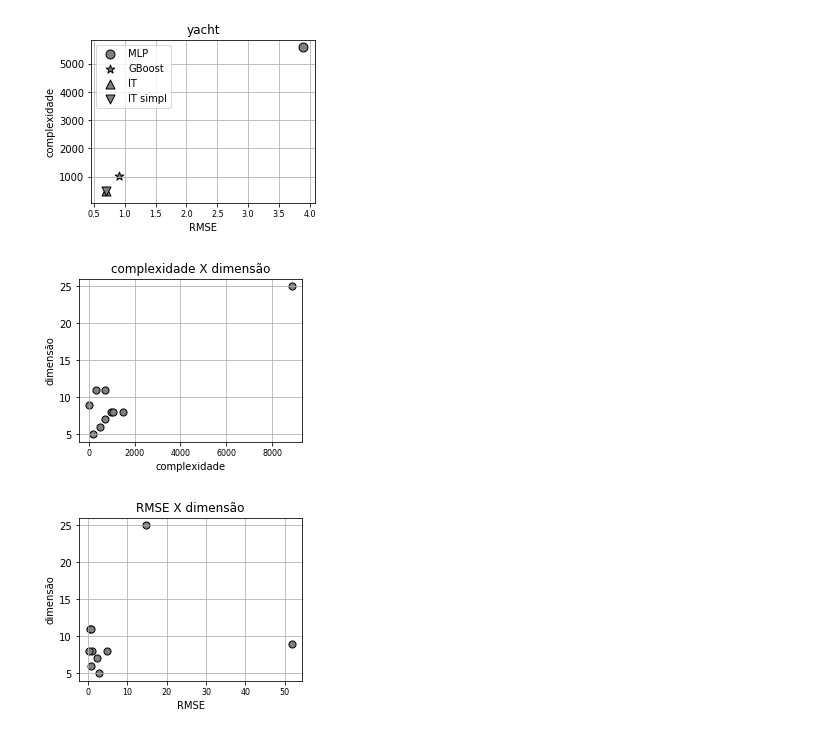
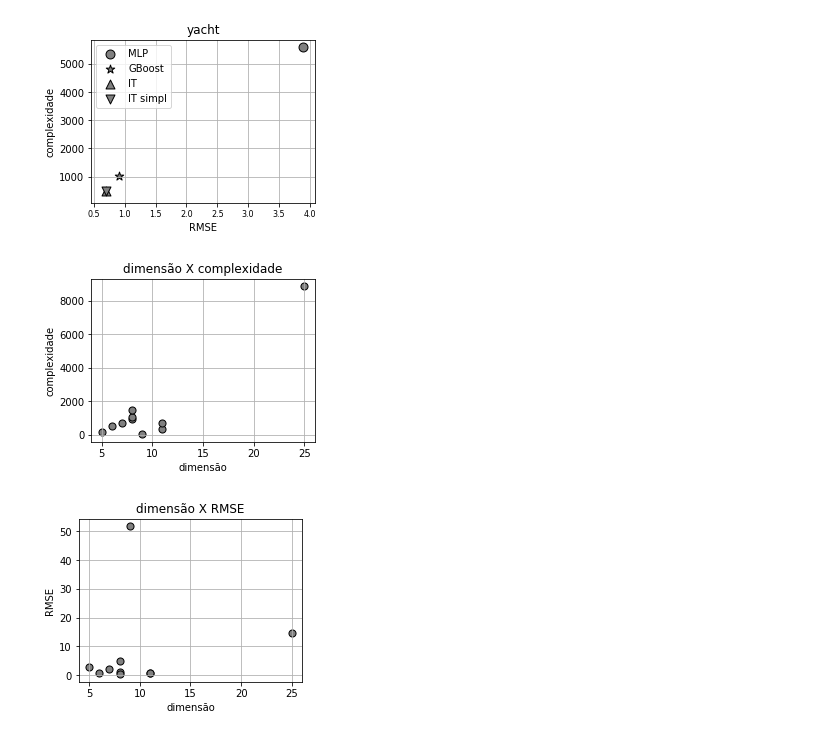
Before and after one commit to maira-lima/inter-transf, a Jupyter notebook: tests.ipynb, the cells around one changed output. Drawn from its saved outputs; the diff is of its cells as text; code cells hidden in the pictures.

```diff
--- a/tests.ipynb
+++ b/tests.ipynb
@@ -305,30 +305,30 @@ for D in datasets:
 # %%
 #scatter plot para apenas o IT-ELM, um traçando a dimensão da base de dados X complexidade e outro dimensão da base de dados X rmse
 datasets = df_IT.dataset.unique()
 R = []
 C = []
 T = [5, 8, 7, 8, 8, 9, 25, 11, 11, 6]
 for D in datasets:
     S = list(df.loc[df['dataset'] == D].rmse)
     R.append(S[1])
     S = list(df.loc[df['dataset'] == D].complexidade)
     C.append(S[1])
 
 plt.figure(figsize=(4, 3))
-plt.scatter(C, T, s=50, c ='gray', edgecolors='black', marker='o')
+plt.scatter(T, C, s=50, c ='gray', edgecolors='black', marker='o')
 plt.grid(True)
-plt.title('complexidade X dimensão')
-plt.xlabel('complexidade')
-plt.ylabel('dimensão')
+plt.title('dimensão X complexidade')
+plt.xlabel('dimensão')
+plt.ylabel('complexidade')
 plt.draw()
 
 plt.figure(figsize=(4, 3))
-plt.scatter(R, T, s=50, c ='gray', edgecolors='black', marker='o')
+plt.scatter(T, R, s=50, c ='gray', edgecolors='black', marker='o')
 plt.grid(True)
-plt.title('RMSE X dimensão')
-plt.xlabel('RMSE')
-plt.ylabel('dimensão')
+plt.title('dimensão X RMSE')
+plt.xlabel('dimensão')
+plt.ylabel('RMSE')
 plt.draw()
 # %% [output]
-[figure, old version]
+[figure, new version]
-[figure, old version]
+[figure, new version]
```
